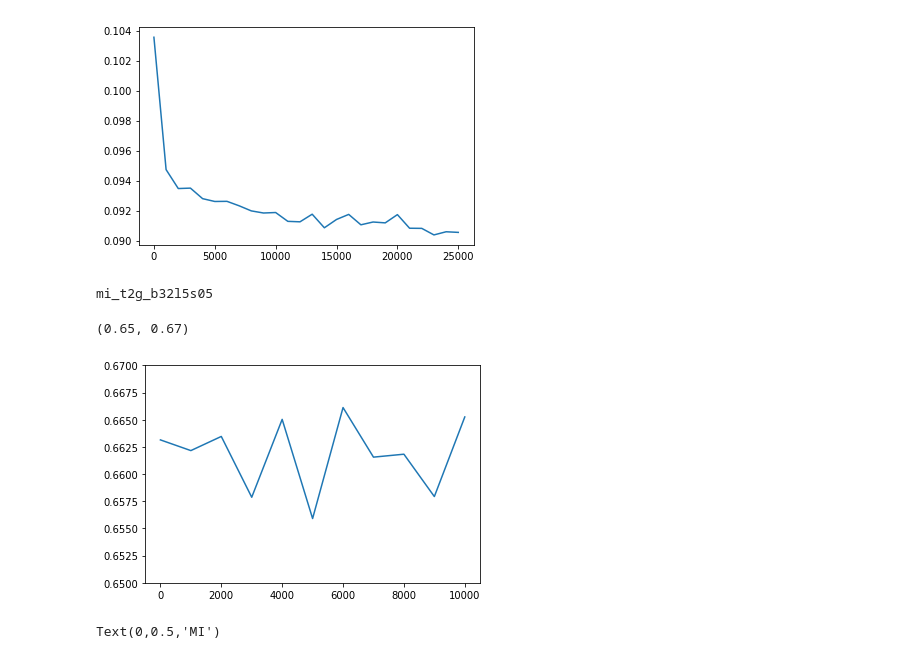
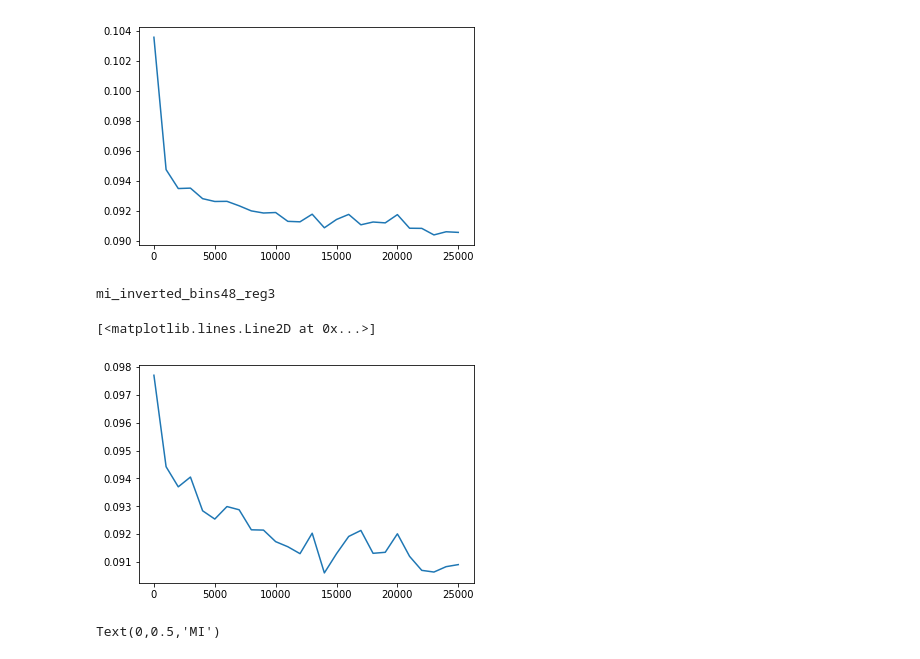
Before and after one commit to ckguo/voxelmorph, a Jupyter notebook: notebooks/dice_epoch_graph_mind_inverted_t1.ipynb, the cells around one changed output. Saved outputs shown, nothing was run; the diff lists cells and outputs as text; code cells hidden in the pictures.

```diff
--- a/notebooks/dice_epoch_graph_mind_inverted_t1.ipynb
+++ b/notebooks/dice_epoch_graph_mind_inverted_t1.ipynb
@@ -129,7 +131,8 @@ def mi_test(y_true, y_pred):
     return mi, pab
 # %%
 vol_size = (160, 192, 224)
-def mind(d, patch_size, var=0.004, use_ssc=False, use_gaussian_kernel=False):
+def mind(d, patch_size, use_ssc=False, use_gaussian_kernel=False):
+    epsilon = 0.000001
     # see http://www.mpheinrich.de/pub/MEDIA_mycopy.pdf
     if use_gaussian_kernel:
         dist = tf.distributions.Normal(0., 1.)
@@ -159,22 +162,40 @@ def mind(d, patch_size, var=0.004, use_ssc=False, use_gaussian_kernel=False):
 
         # apply convolution
         conv = tf.nn.conv3d(diff[tf.newaxis,:,:,:,tf.newaxis], kernel, [1]*5, 'SAME')
-        return tf.exp(-conv/var)
+        return conv
 
     def mind_loss(y_true, y_pred):
         ndims = 3
         y_true = tf.squeeze(y_true)
         y_pred = tf.squeeze(y_pred)
         loss_tensor = 0
+
+        y_true_var = 0
+        y_pred_var = 0
         for i in range(ndims):
-            direction = [0]*3
+            direction = [0]*ndims
             direction[i] = d
 
-            loss_tensor += tf.reduce_mean(tf.abs(ssd_shift(y_true, direction) - ssd_shift(y_pred, direction)))
+            y_true_var += ssd_shift(y_true, direction)
+            y_pred_var += ssd_shift(y_pred, direction)
 
-            direction = [0]*3
+            direction = [0]*ndims
             direction[i] = -d
-            loss_tensor += tf.reduce_mean(tf.abs(ssd_shift(y_true, direction) - ssd_shift(y_pred, direction)))
+            y_true_var += ssd_shift(y_true, direction)
+            y_pred_var += ssd_shift(y_pred, direction)
+
+        y_true_var = y_true_var/(ndims*2) + epsilon
+        y_pred_var = y_pred_var/(ndims*2) + epsilon
+
+        for i in range(ndims):
+            direction = [0]*ndims
+            direction[i] = d
+
+            loss_tensor += tf.reduce_mean(tf.abs(tf.exp(-ssd_shift(y_true, direction)/y_true_var) - tf.exp(-ssd_shift(y_pred, direction)/y_pred_var)))
+
+            direction = [0]*ndims
+            direction[i] = -d
+            loss_tensor += tf.reduce_mean(tf.abs(tf.exp(-ssd_shift(y_true, direction)/y_true_var) - tf.exp(-ssd_shift(y_pred, direction)/y_pred_var)))
 
         return loss_tensor/(ndims*2)
 
@@ -299,7 +320,7 @@ def create_graph(model_name, iter_num, step_size, gpu_id, n_test, invert_images=
 model_name = 'mi_inverted_bins48_reg3'
 num_iters = 25000
 step_size = 1000
-gpu_id = 3
+gpu_id = 2
 n_test = 10
 
 d = 2
@@ -307,7 +328,7 @@ patch_size = 3
 use_ssc = False
 use_gaussian_kernel = False
 
-loss_function = mind(d, patch_size, var=0.004, use_ssc=use_ssc, use_gaussian_kernel=use_gaussian_kernel)
+loss_function = mind(d, patch_size, use_ssc=use_ssc, use_gaussian_kernel=use_gaussian_kernel)
 
 dices, loss_arr = create_graph(model_name, num_iters, step_size, gpu_id, n_test, loss_function=loss_function, invert_images=True)
 # %% [output]
@@ -352,12 +373,12 @@ mi_inverted_bins48_reg3
 [figure]
 # %%
 print(model_name)
-plt.plot(np.linspace(0, num_iters, num_iters/step_size+1), dices)
-plt.ylim(0.65, 0.67)
+plt.plot(np.linspace(0, num_iters, num_iters/step_size+1), loss_arr)
+# plt.ylim(0.65, 0.67)
 # %% [output]
-mi_t2g_b32l5s05
+mi_inverted_bins48_reg3
-(0.65, 0.67)
+[<matplotlib.lines.Line2D at 0x...>]
-[figure, old version]
+[figure, new version]
 # %%
 file = open('../models/mi_b45l5/mi_b45l5.txt','rb')
 dices, mis = pickle.load(file)
```
Also changed, not shown: parts of 2 cells of this notebook, 13 other files.
